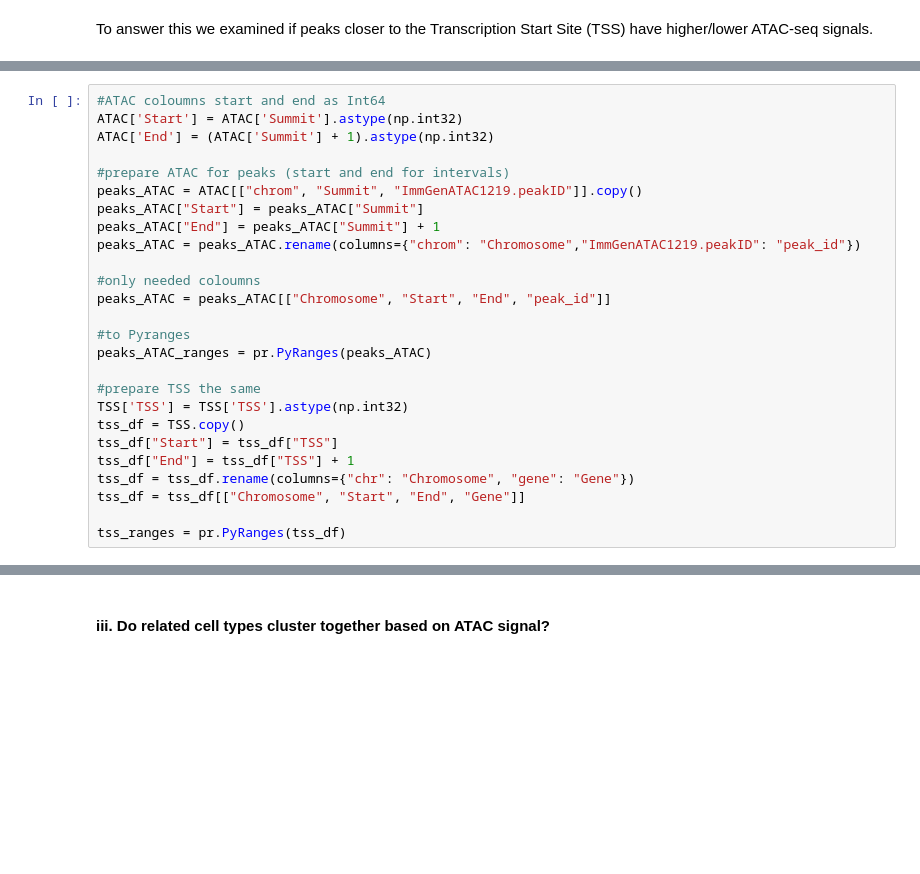
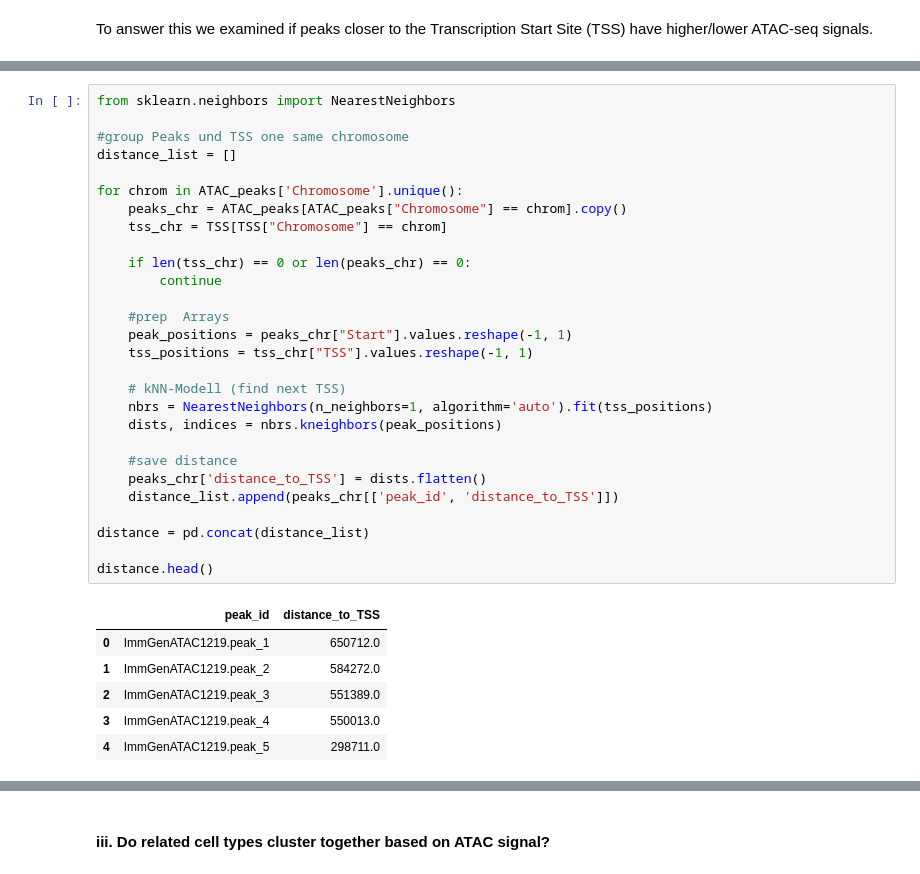
Before and after one commit to Topic2-Gene-Regulation-Immune-Cells/B-cells-Team1, a Jupyter notebook: ATAC_seq.ipynb, the cells around one changed output, grey strips where cells are left out. Drawn from its saved outputs; the diff is of its cells as text; blank space fills up the shorter version.

```diff
--- a/ATAC_seq.ipynb
+++ b/ATAC_seq.ipynb
@@ -934,26 +929,35 @@ TSS = TSS.rename(columns={"chr": "Chromosome", "gene": "Gene"})
-# %%
-#ATAC coloumns start and end as Int64
-ATAC['Start'] = ATAC['Summit'].astype(np.int32)
-ATAC['End'] = (ATAC['Summit'] + 1).astype(np.int32)
-
-#prepare ATAC for peaks (start and end for intervals)
-peaks_ATAC = ATAC[["chrom", "Summit", "ImmGenATAC1219.peakID"]].copy()
-peaks_ATAC["Start"] = peaks_ATAC["Summit"]
-peaks_ATAC["End"] = peaks_ATAC["Summit"] + 1
-peaks_ATAC = peaks_ATAC.rename(columns={"chrom": "Chromosome","ImmGenATAC1219.peakID": "peak_id"})
-
-#only needed coloumns
-peaks_ATAC = peaks_ATAC[["Chromosome", "Start", "End", "peak_id"]]
-
-#to Pyranges
-peaks_ATAC_ranges = pr.PyRanges(peaks_ATAC)
-
-#prepare TSS the same
-TSS['TSS'] = TSS['TSS'].astype(np.int32)
-tss_df = TSS.copy()
-tss_df["Start"] = tss_df["TSS"]
-tss_df["End"] = tss_df["TSS"] + 1
-tss_df = tss_df.rename(columns={"chr": "Chromosome", "gene": "Gene"})
-tss_df = tss_df[["Chromosome", "Start", "End", "Gene"]]
-
-tss_ranges = pr.PyRanges(tss_df)
+# %%
+from sklearn.neighbors import NearestNeighbors
+
+#group Peaks und TSS one same chromosome
+distance_list = []
+
+for chrom in ATAC_peaks['Chromosome'].unique():
+    peaks_chr = ATAC_peaks[ATAC_peaks["Chromosome"] == chrom].copy()
+    tss_chr = TSS[TSS["Chromosome"] == chrom]
+
+    if len(tss_chr) == 0 or len(peaks_chr) == 0:
+        continue
+
+    #prep  Arrays
+    peak_positions = peaks_chr["Start"].values.reshape(-1, 1)
+    tss_positions = tss_chr["TSS"].values.reshape(-1, 1)
+
+    # kNN-Modell (find next TSS)
+    nbrs = NearestNeighbors(n_neighbors=1, algorithm='auto').fit(tss_positions)
+    dists, indices = nbrs.kneighbors(peak_positions)
+
+    #save distance
+    peaks_chr['distance_to_TSS'] = dists.flatten()
+    distance_list.append(peaks_chr[['peak_id', 'distance_to_TSS']])
+
+distance = pd.concat(distance_list)
+
+distance.head()
+# %% [output]
+|  | peak_id | distance_to_TSS |
+| 0 | ImmGenATAC1219.peak_1 | 650712.0 |
+| 1 | ImmGenATAC1219.peak_2 | 584272.0 |
+| 2 | ImmGenATAC1219.peak_3 | 551389.0 |
+| 3 | ImmGenATAC1219.peak_4 | 550013.0 |
+| 4 | ImmGenATAC1219.peak_5 | 298711.0 |
```
Also changed, not shown: parts of 9 cells of this notebook.
